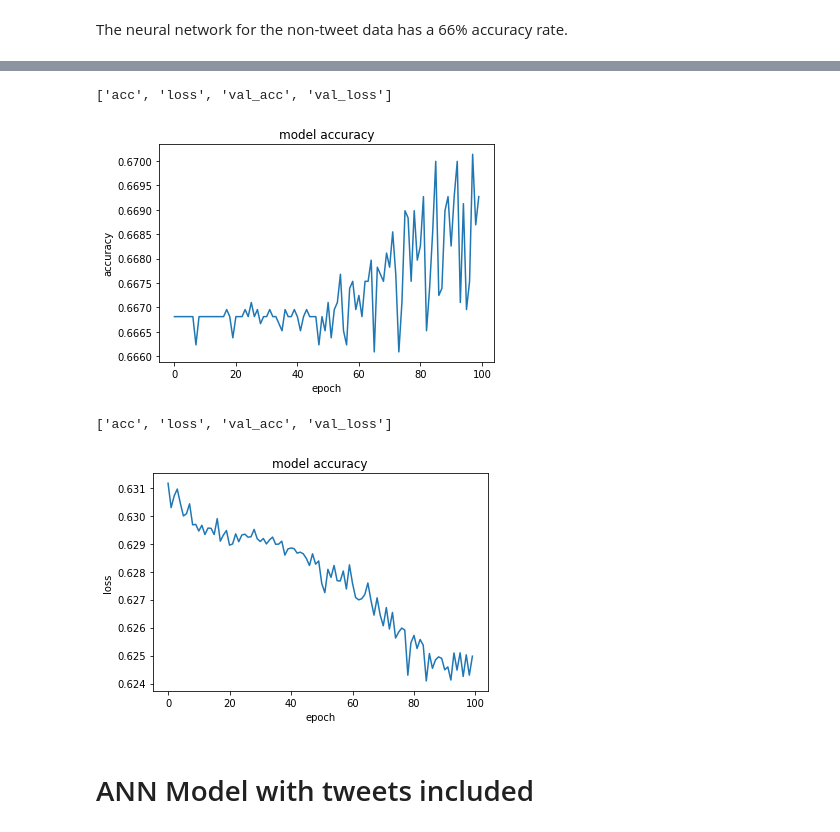
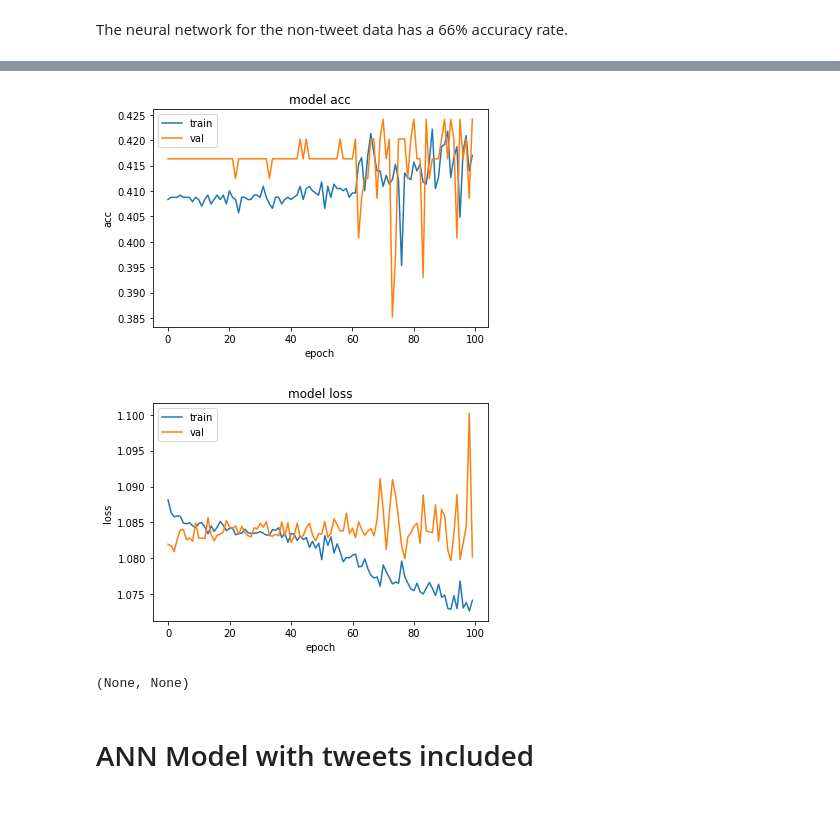
Before and after one commit to SproulHimself/TSLA_stock_twitter_sentiment_analysis, a Jupyter notebook: pca_modeling.ipynb, the cells around one changed output, grey strips where cells are left out. Drawn from its saved outputs; the diff is of its cells as text; code cells hidden in the pictures.

Commit message:
work on models with more pca features

```diff
--- a/pca_modeling.ipynb
+++ b/pca_modeling.ipynb
@@ -257,24 +268,18 @@ plt.plot(c.history['loss'])
 # %%
-print(c.history.keys())
-plt.plot(c.history['acc'])
-
-plt.title('model accuracy')
-plt.ylabel('accuracy')
-plt.xlabel('epoch')
-plt.show()
+def plot_train_val(model, label):
+    plt.plot(model.history[label])
+    plt.plot(model.history['val_' +label])
+    plt.title('model '+label)
+    plt.ylabel(label)
+    plt.xlabel('epoch')
+    plt.gca().legend(('train','val'))
+    return plt.show()
-# %% [output]
-['acc', 'loss', 'val_acc', 'val_loss']
-[figure, removed]
-# %%
-print(c.history.keys())
-plt.plot(c.history['loss'])
-plt.title('model accuracy')
-plt.ylabel('loss')
-plt.xlabel('epoch')
-plt.show()
-# %% [output]
-['acc', 'loss', 'val_acc', 'val_loss']
-[figure, removed]
+# %%
+plot_train_val(c, 'acc'), plot_train_val(c, 'loss')
+# %% [output]
+[figure, added]
+[figure, added]
+(None, None)
 # %% [markdown]
 # ANN Model with tweets included
 # %% [markdown]
```
Also changed, not shown: parts of 17 cells of this notebook, 1 other file.
